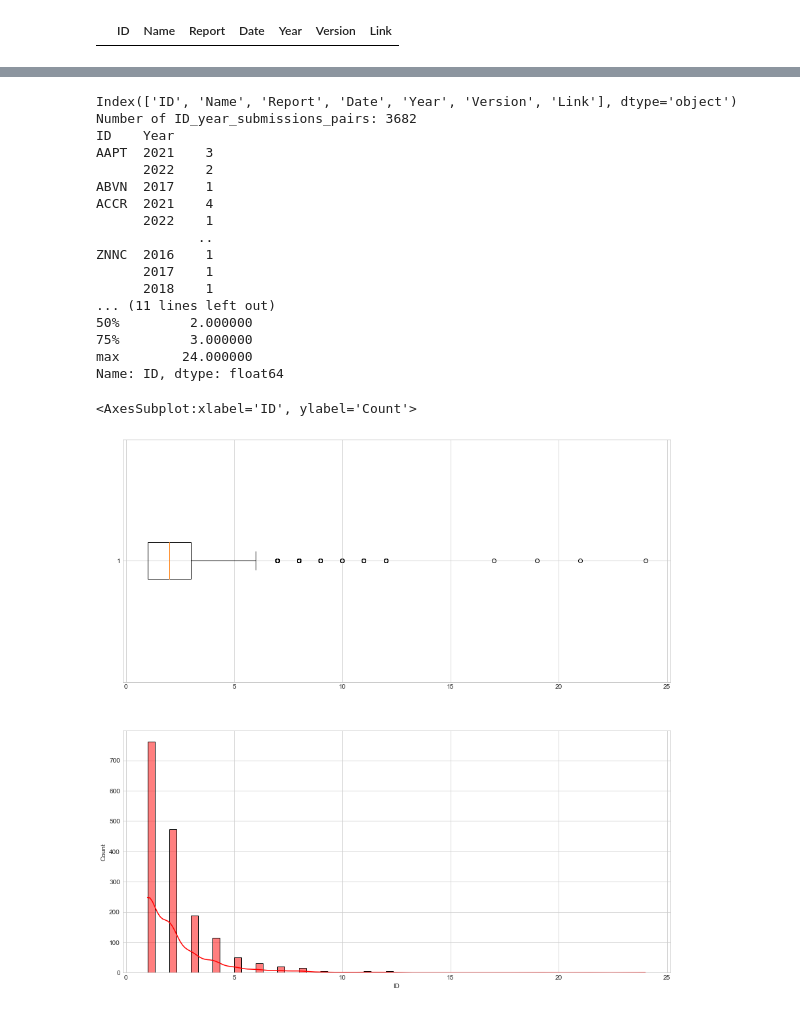
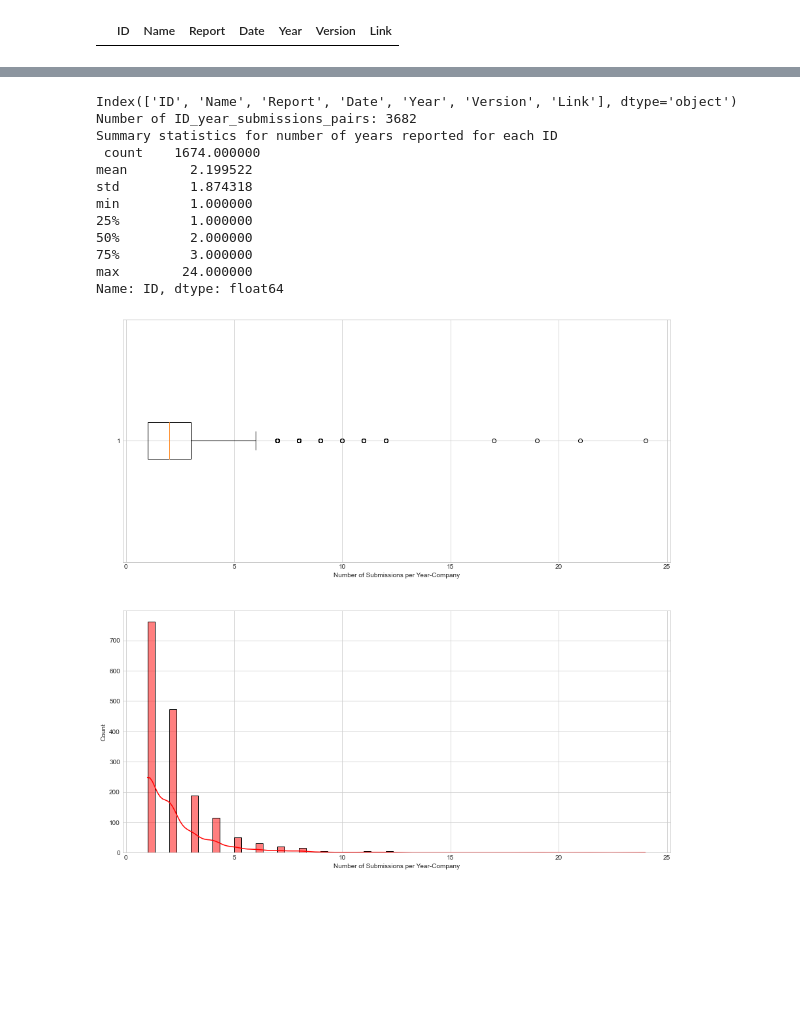
Before and after one commit to ghazio/OTC_SEC, a Jupyter notebook: Webscrapping/Summary_stats_AnnualReports.ipynb, the cells around one changed output, grey strips where cells are left out. Cells and saved outputs as stored; diff of their text form; code cells hidden in the pictures; blank space fills up the shorter version.

```diff
--- a/Webscrapping/Summary_stats_AnnualReports.ipynb
+++ b/Webscrapping/Summary_stats_AnnualReports.ipynb
@@ -96,40 +105,34 @@ Name: ID, dtype: float64
 # %%
-plt.close(fig)
+print(downloaded.columns)
 #Number of Submissions
 #Number of Submissions per year per company
-print(downloaded.columns)
-ID_year_submissions = downloaded[["ID","Year","Version"]].drop_duplicates()
-print(f"Number of ID_year_submissions_pairs: {len(ID_year_submissions)}")
-Number_submissions_per_year = ID_year_submissions.groupby(["ID","Year"])["ID"].count()
-print(Number_submissions_per_year)
-print(Number_submissions_per_year.idxmax())
-print(Number_submissions_per_year[('GLOH',2017)])
-print(f"Summary statistics for number of years reported for each ID \n {Number_submissions_per_year.describe()}")
+def sub_year_company(df):
+    ID_year_submissions = df[["ID","Year","Version"]].drop_duplicates()
+    print(f"Number of ID_year_submissions_pairs: {len(ID_year_submissions)}")
+    Number_submissions_per_year = ID_year_submissions.groupby(["ID","Year"])["ID"].count()
+    print(f"Summary statistics for number of years reported for each ID \n {Number_submissions_per_year.describe()}")
+    fig, ax = plt.subplots(2,figsize=(15, 15))
+    #fig[0].title
+    descript = ax[0].boxplot(Number_submissions_per_year,notch=False,vert=False)
+    sns.histplot(ax = ax[1],x=Number_submissions_per_year,color='red',kde=True)
+    ax[0].set(xlabel="Number of Submissions per Year-Company")
+    ax[1].set(xlabel="Number of Submissions per Year-Company",ylabel="Count")
+sub_year_company(downloaded)
 
-fig, ax = plt.subplots(2,figsize=(15, 15))
-#fig[0].title
-descript = ax[0].boxplot(Number_submissions_per_year,notch=False,vert=False)
-sns.histplot(ax = ax[1],x=Number_submissions_per_year,color='red',kde=True)
 #Last submission before 2021
 #How many are being submitted continuously?
 #Outlier characterics?
 # %% [output]
 Index(['ID', 'Name', 'Report', 'Date', 'Year', 'Version', 'Link'], dtype='object')
 Number of ID_year_submissions_pairs: 3682
-ID    Year
-AAPT  2021    3
-      2022    2
-ABVN  2017    1
-ACCR  2021    4
-      2022    1
-             ..
-ZNNC  2016    1
-      2017    1
-      2018    1
-... (11 lines left out)
+Summary statistics for number of years reported for each ID
+ count    1674.000000
+mean        2.199522
+std         1.874318
+min         1.000000
+25%         1.000000
 50%         2.000000
 75%         3.000000
 max        24.000000
 Name: ID, dtype: float64
-<AxesSubplot:xlabel='ID', ylabel='Count'>
-[figure, old version]
+[figure, new version]
```
Also changed, not shown: parts of 6 cells of this notebook, 1 other file.
